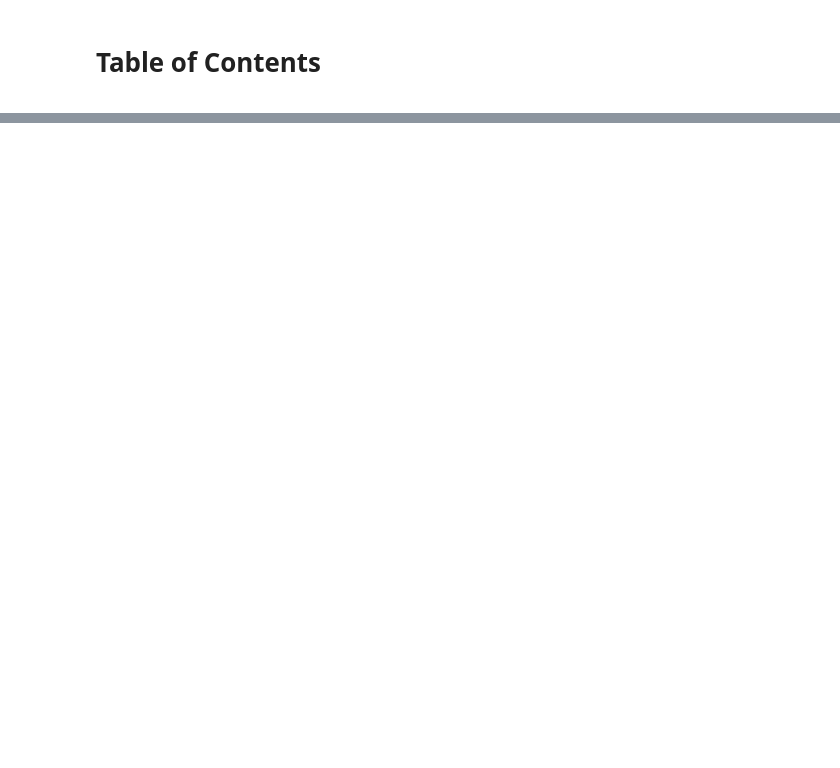
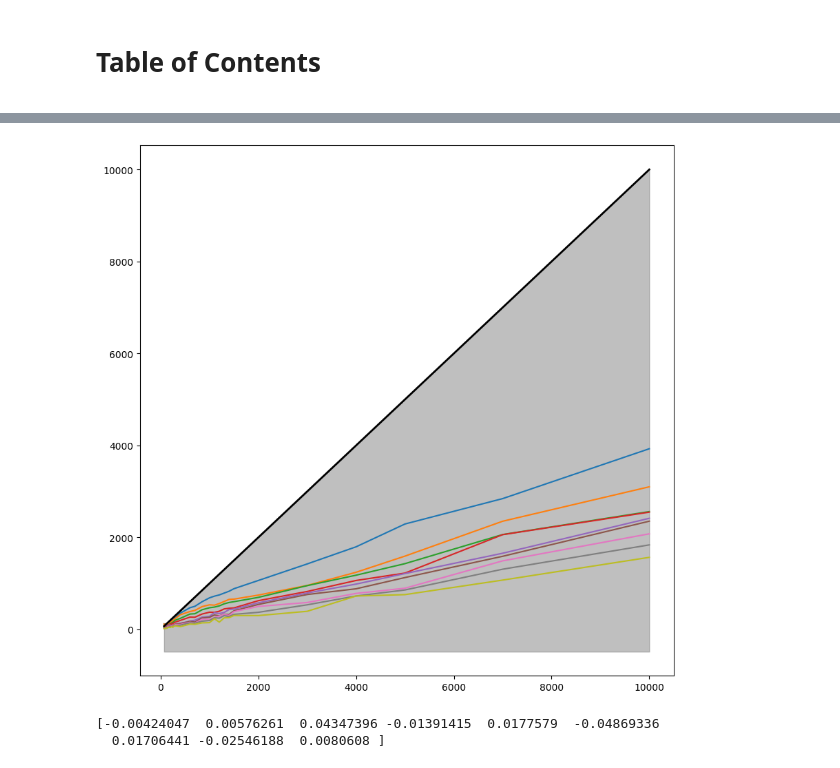
Before and after one commit to bkellerlab/molecularRotationalGrids, a Jupyter notebook: jupyter/learning_deeptime.ipynb, the cells around one changed output, grey strips where cells are left out. Cells and saved outputs as stored; diff of their text form; code cells hidden in the pictures; blank space fills up the shorter version.

```diff
--- a/jupyter/learning_deeptime.ipynb
+++ b/jupyter/learning_deeptime.ipynb
@@ -150,0 +149,35 @@ plt.show()
+# %%
+from deeptime.decomposition import TICA
+
+water_sh = SimulationHistogram("H2O_H2O_0095_800008", "H2O", is_pt=False,
+                                   full_grid=FullGrid(b_grid_name="12", o_grid_name="10",
+                                                      t_grid_name="linspace(0.2, 1.2, 10)"),
+                                   second_molecule_selection="bynum 4:6", use_saved=False)
+
+
+all_models = []
+for my_tau in taus:
+    tica = TICA(lagtime=my_tau)
+    data = []
+
+    for ts in water_sh.trajectory_universe.trajectory:
+        data.append(ts.positions[3:].reshape((-1, )).copy())
+    data = np.array(data)
+    tica.fit(data)
+    model = tica.fetch_model()
+    all_models.append(model)
+# %%
+fig, ax = plt.subplots(1, 1, figsize=(10, 10))
+
+its = ImpliedTimescales(lagtimes=taus, its=[model.timescales(k=10) for model in all_models])
+plot_implied_timescales(data=its, ax=ax)
+#ax.set_ylim(0, 500)
+#ax.set_xlim(0, 500)
+plt.show()
+# %% [output]
+[figure, added]
+# %%
+print(model.singular_vectors_left[:, 1])
+# %% [output]
+[-0.00424047  0.00576261  0.04347396 -0.01391415  0.0177579  -0.04869336
+  0.01706441 -0.02546188  0.0080608 ]
```
Also changed, not shown: parts of 13 cells of this notebook, 1 other file.
